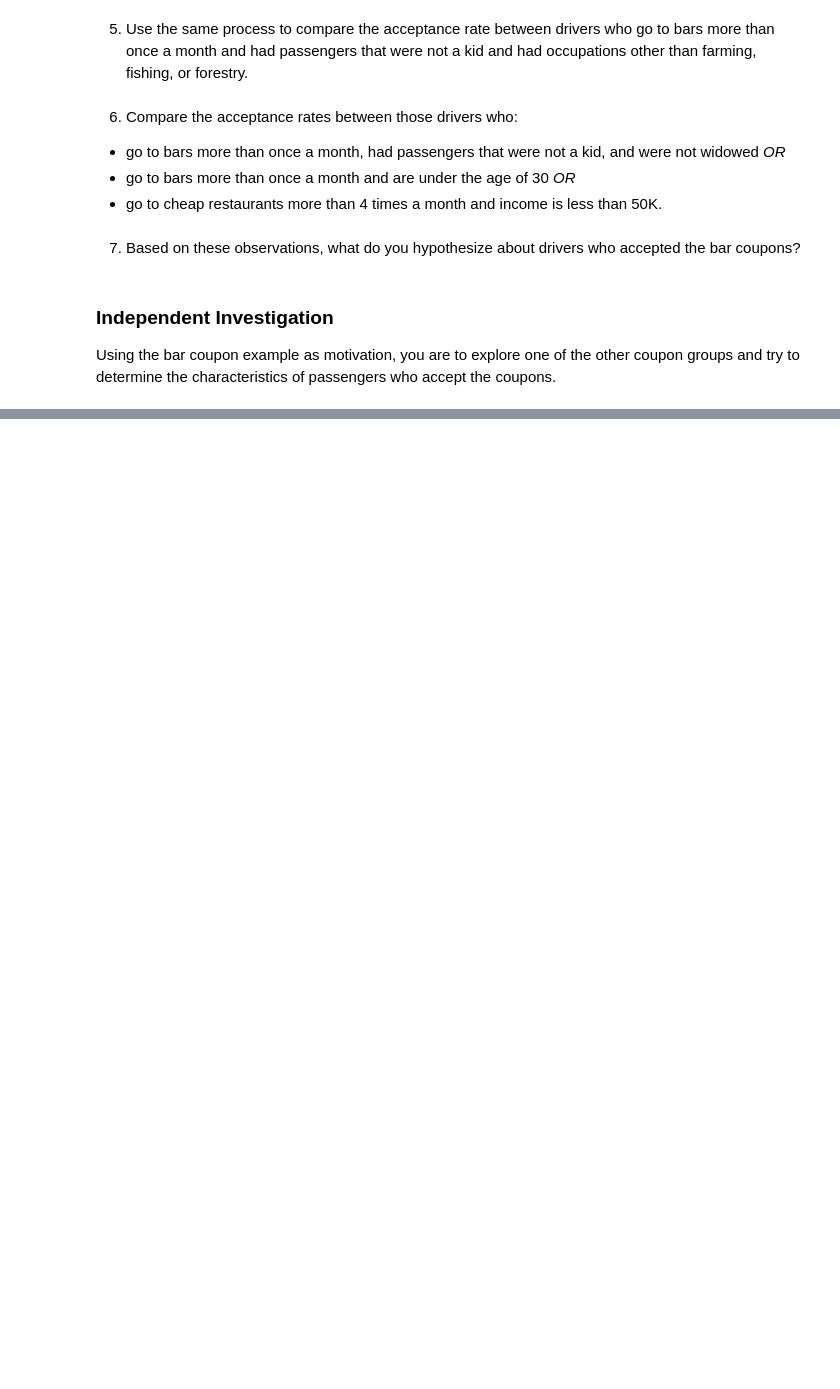
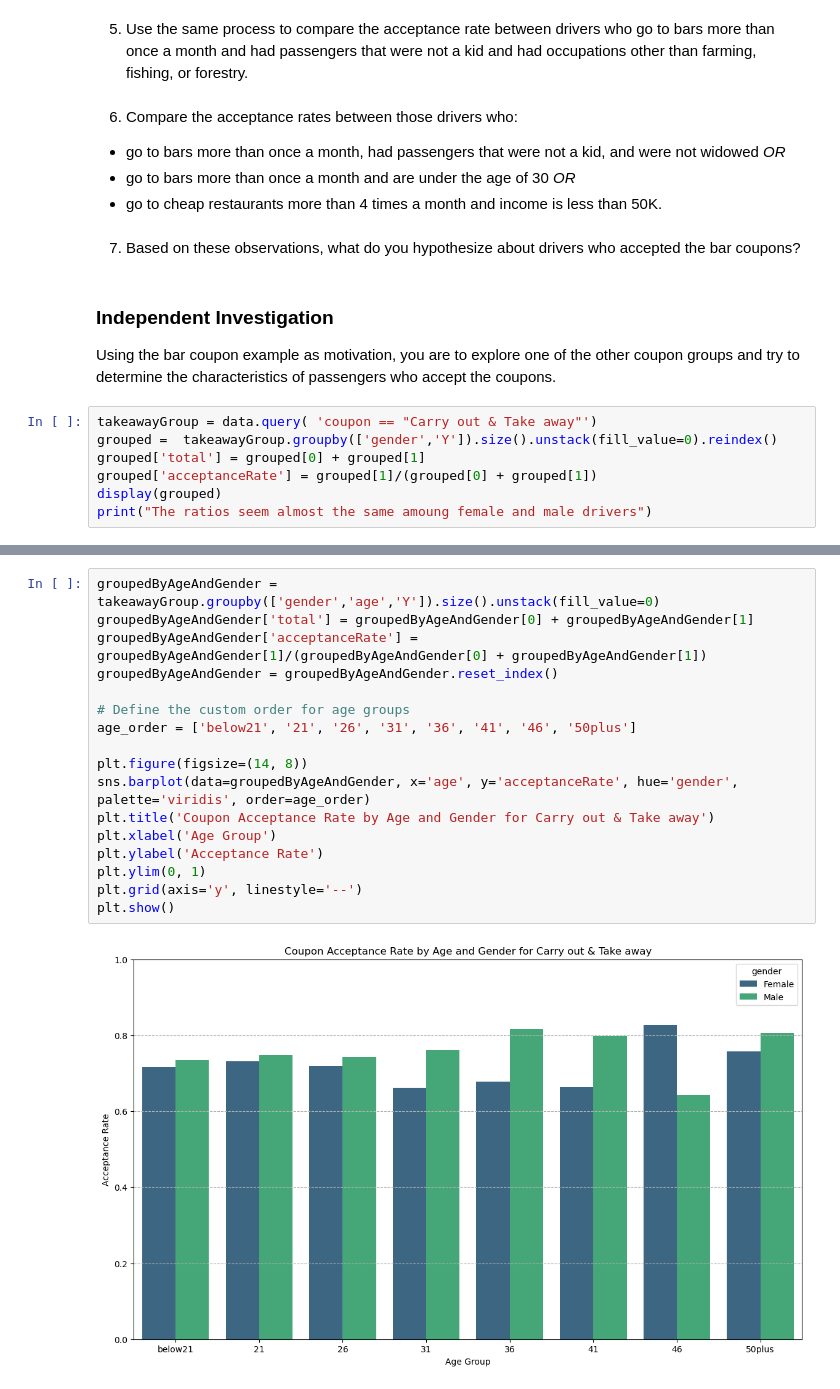
Before and after one commit to rooparb-cyber/MLPortfolio, a Jupyter notebook: Coupon Analysis/couponAnalysis.ipynb, the cells around one changed output, grey strips where cells are left out. Saved outputs shown, nothing was run; the diff lists cells and outputs as text; blank space fills up the shorter version.

```diff
--- a/Coupon Analysis/couponAnalysis.ipynb
+++ b/Coupon Analysis/couponAnalysis.ipynb
@@ -196,3 +211,10 @@ ValueError: expr must be a string to be evaluated, <class 'bool'> given
 ### Independent Investigation
 
 Using the bar coupon example as motivation, you are to explore one of the other coupon groups and try to determine the characteristics of passengers who accept the coupons.
+# %%
+takeawayGroup = data.query( 'coupon == "Carry out & Take away"')
+grouped =  takeawayGroup.groupby(['gender','Y']).size().unstack(fill_value=0).reindex()
+grouped['total'] = grouped[0] + grouped[1]
+grouped['acceptanceRate'] = grouped[1]/(grouped[0] + grouped[1])
+display(grouped)
+print("The ratios seem almost the same amoung female and male drivers")
@@ -198,0 +227,19 @@ Using the bar coupon example as motivation, you are to explore one of the other
+# %%
+groupedByAgeAndGender = takeawayGroup.groupby(['gender','age','Y']).size().unstack(fill_value=0)
+groupedByAgeAndGender['total'] = groupedByAgeAndGender[0] + groupedByAgeAndGender[1]
+groupedByAgeAndGender['acceptanceRate'] = groupedByAgeAndGender[1]/(groupedByAgeAndGender[0] + groupedByAgeAndGender[1])
+groupedByAgeAndGender = groupedByAgeAndGender.reset_index()
+
+# Define the custom order for age groups
+age_order = ['below21', '21', '26', '31', '36', '41', '46', '50plus']
+
+plt.figure(figsize=(14, 8))
+sns.barplot(data=groupedByAgeAndGender, x='age', y='acceptanceRate', hue='gender', palette='viridis', order=age_order)
+plt.title('Coupon Acceptance Rate by Age and Gender for Carry out & Take away')
+plt.xlabel('Age Group')
+plt.ylabel('Acceptance Rate')
+plt.ylim(0, 1)
+plt.grid(axis='y', linestyle='--')
+plt.show()
+# %% [output]
+[figure, added]
```
Also changed, not shown: parts of 4 cells of this notebook, 1 other file.
